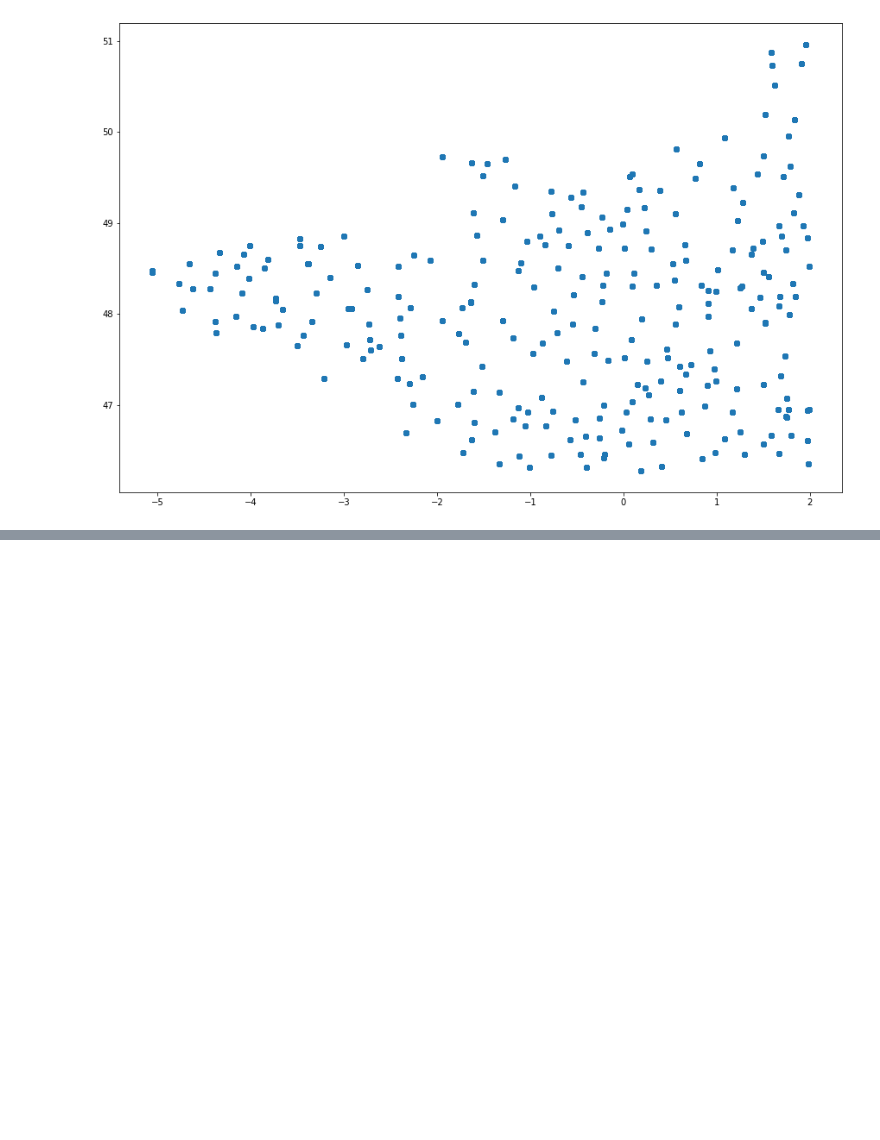
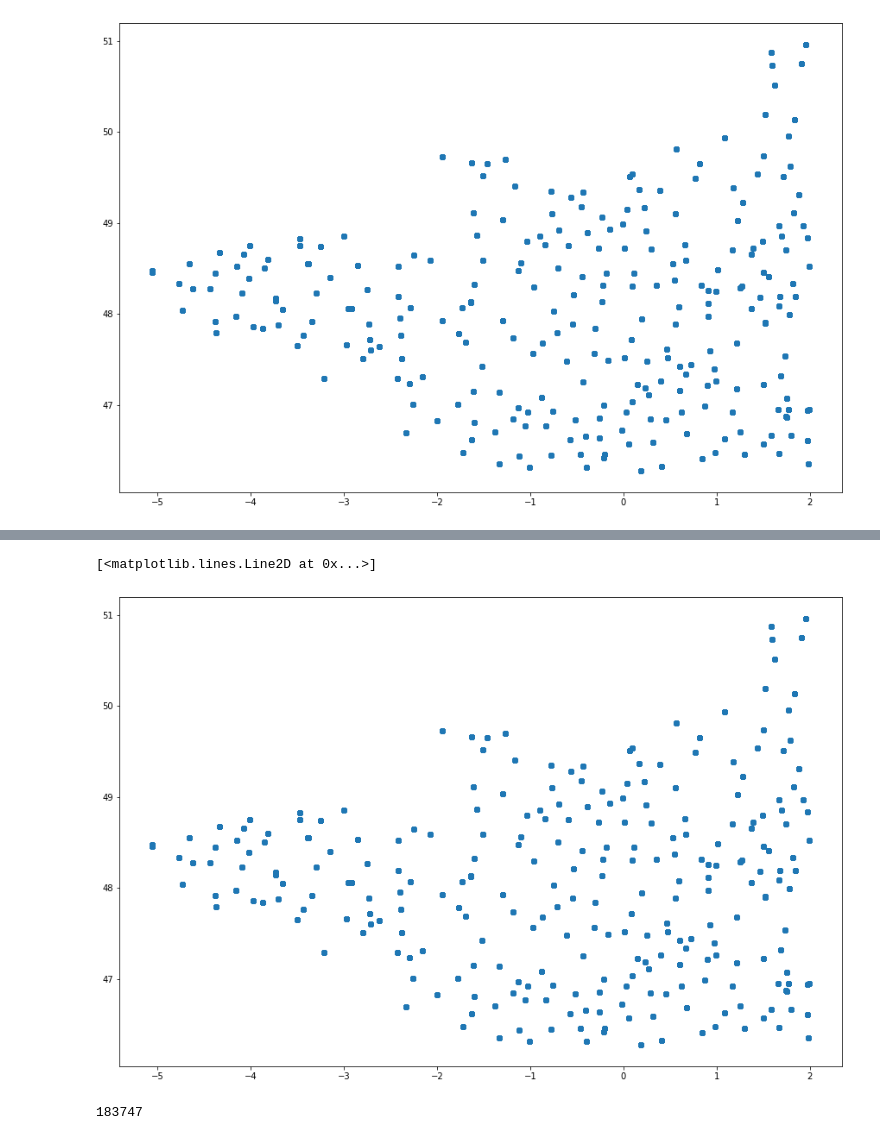
Before and after one commit to bgtyuh/defi-ia-2022, a Jupyter notebook: visu.ipynb, the cells around one changed output, grey strips where cells are left out. Saved outputs shown, nothing was run; the diff lists cells and outputs as text; code cells hidden in the pictures; blank space fills up the shorter version.

```diff
--- a/visu.ipynb
+++ b/visu.ipynb
@@ -88,0 +171,21 @@ plt.plot(x, y, 'o')
+# %%
+d_sta = {}
+d_coo = {}
+for i, sta1 in enumerate(coords.number_sta):
+    x1 = coords.lon[i]
+    y1 = coords.lat[i]
+    p1 = (x1, y1)
+    mini = float("inf")
+    for j, sta2 in enumerate(coords.number_sta):
+        if i != j:
+            x2 = coords.lon[j]
+            y2 = coords.lat[j]
+            p2 = (x2, y2)
+
+            if dist(p1, p2) < mini:
+                vois = sta2
+                mini = dist(p1, p2)
+
+        d_sta[sta1] = vois
+        d_coo[p1] = p2
+d_sta
@@ -88,0 +210,5 @@ plt.plot(x, y, 'o')
+# %%
+train_agg["voisin"] = train_agg["number_sta"]
+train_agg["v_lat"] = train_agg["number_sta"]
+# %%
+train_agg = train_agg.replace({"voisin": d_sta})
@@ -88,0 +231,14 @@ plt.plot(x, y, 'o')
+# %%
+x = train_agg.lon
+y = train_agg.lat
+h = train_agg.height_sta
+plt.plot(x, y, 'o')
+# %% [output]
+[<matplotlib.lines.Line2D at 0x...>]
+[figure, added]
+# %%
+for i, sta in enumerate(train_agg.number_sta):
+    coo = (train_agg.lon[i], train_agg.lat[i])
+    for j, voi in en
+# %% [output]
+183747
```
Also changed, not shown: parts of 13 cells of this notebook.
